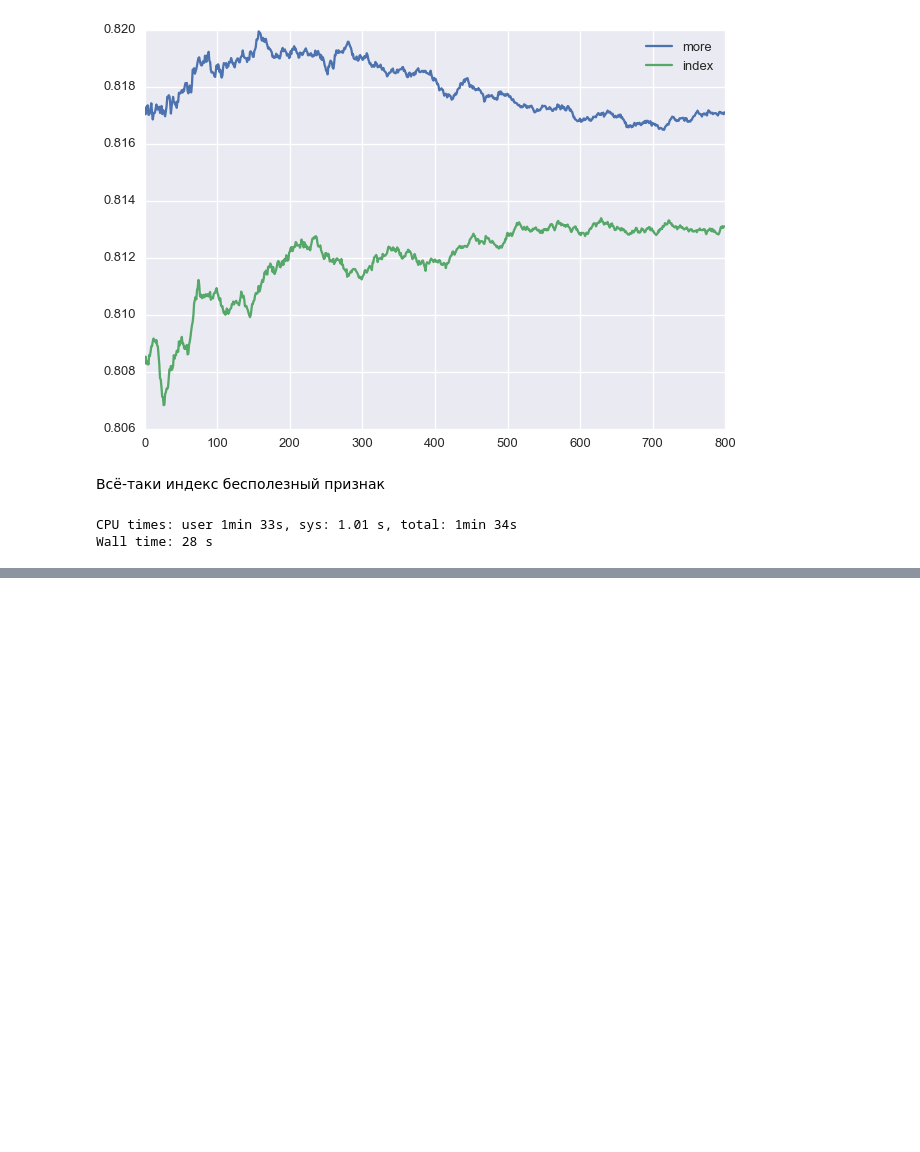
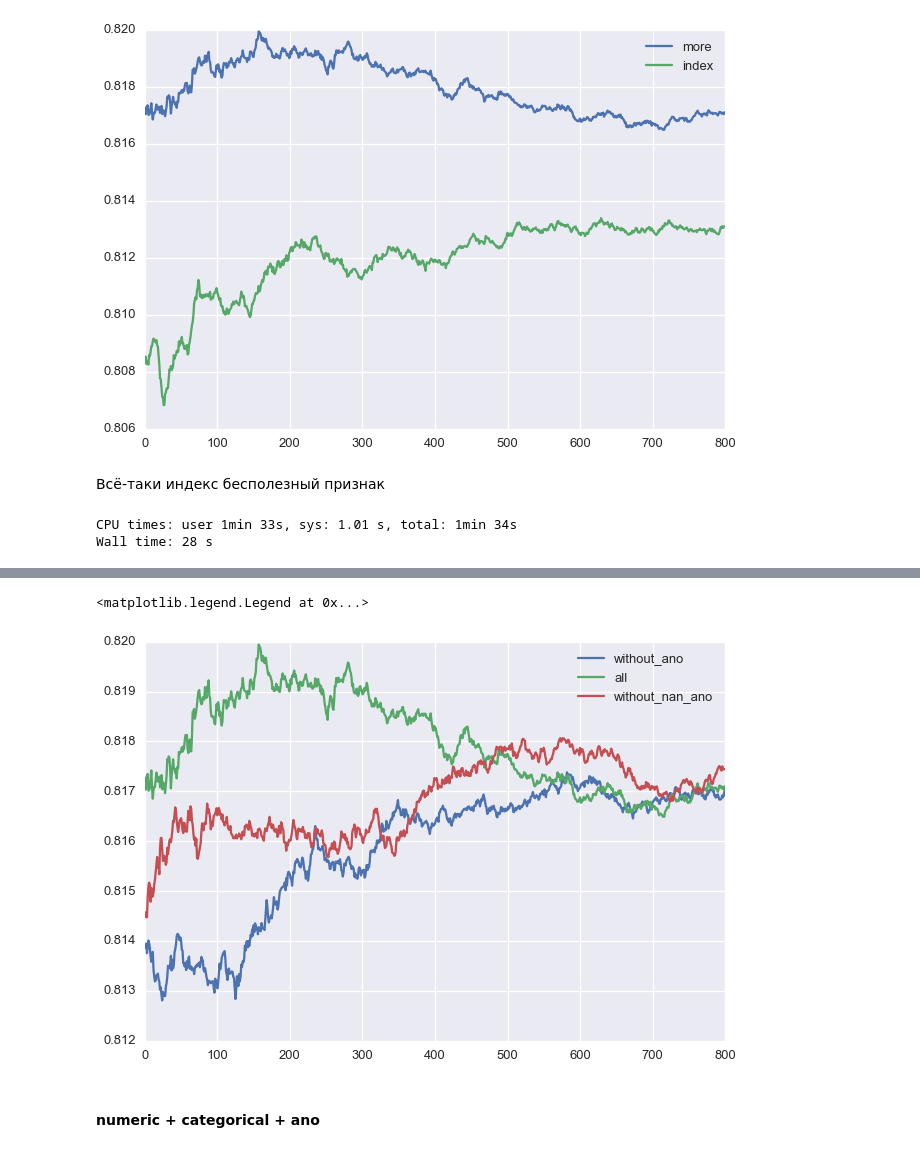
Before and after one commit to alexsyrom/kaggle-ml-train-1, a Jupyter notebook: rf_more.ipynb, the cells around one changed output, grey strips where cells are left out. Saved outputs shown, nothing was run; the diff lists cells and outputs as text; code cells hidden in the pictures; blank space fills up the shorter version.

```diff
--- a/rf_more.ipynb
+++ b/rf_more.ipynb
@@ -123,0 +240,3 @@ Wall time: 28 s
+# %%
+%%time
+score_dict['without_ano'] = score_subset()
@@ -123,0 +246,10 @@ Wall time: 28 s
+# %%
+for name, score_list in score_dict.items():
+    if name != 'numeric':
+        plt.plot(score_list[200:], label=name)
+plt.legend()
+# %% [output]
+<matplotlib.legend.Legend at 0x...>
+[figure, added]
+# %% [markdown]
+#### numeric + categorical + ano
```
Also changed, not shown: parts of 53 cells of this notebook, 1 other file.
